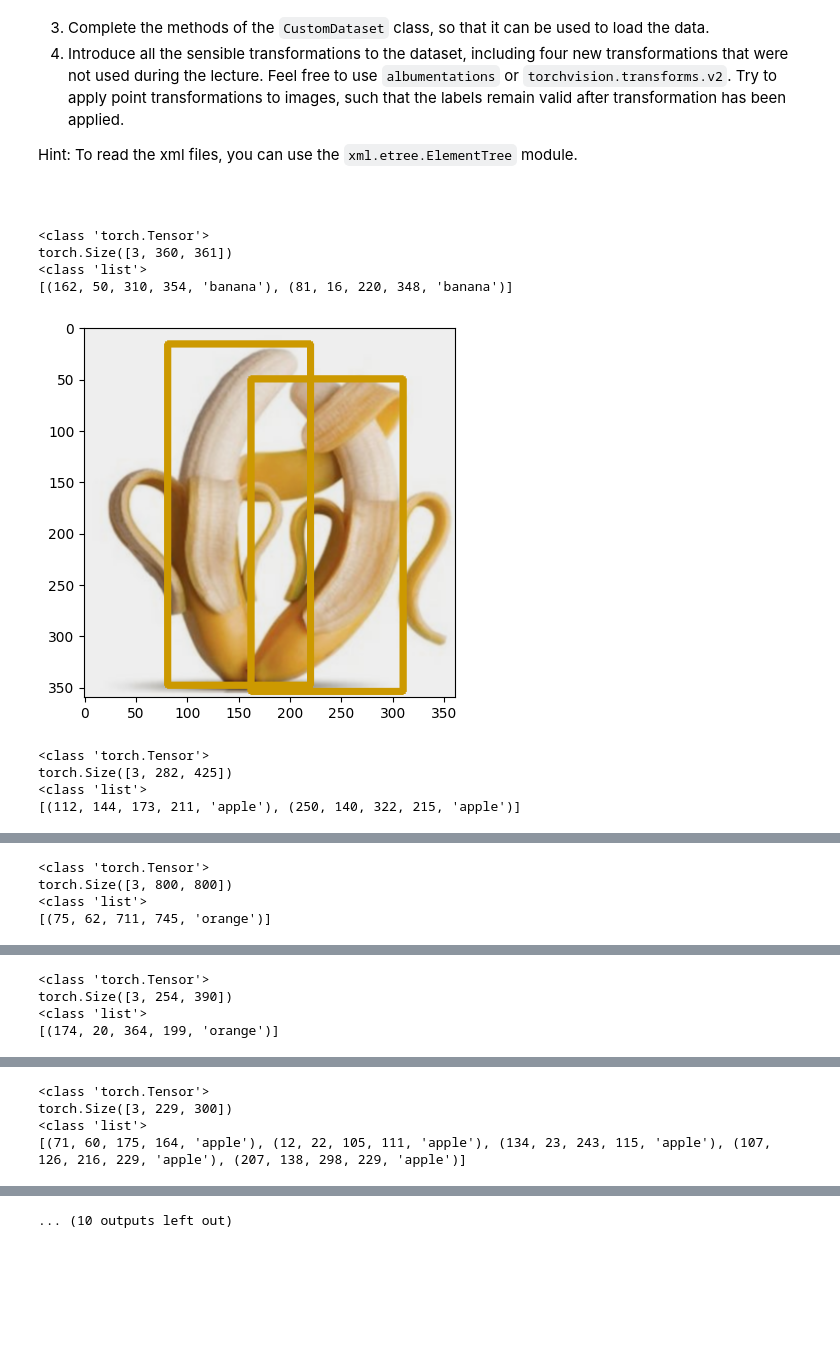
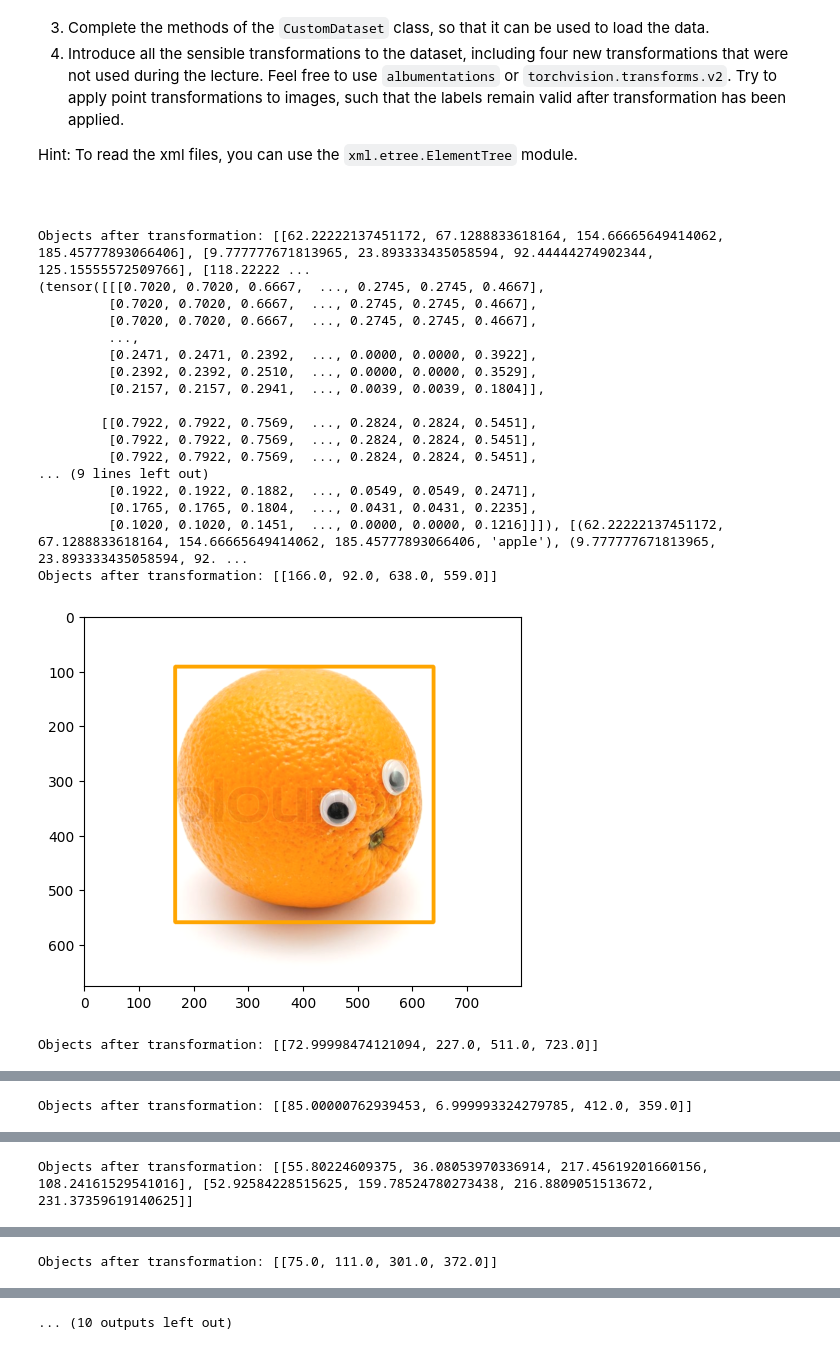
Before and after one commit to krzeznicki/laba_cv_homeworks, a Jupyter notebook: done/homework_6_datasets.ipynb, the cells around one changed output, grey strips where cells are left out. Drawn from its saved outputs; the diff is of its cells as text; code cells hidden in the pictures; blank space fills up the shorter version.

Commit message:
change torchvision to albumentations add bbox transformation

```diff
--- a/done/homework_6_datasets.ipynb
+++ b/done/homework_6_datasets.ipynb
@@ -75,7 +75,8 @@ class CustomDataset(Dataset):
         label_path = os.path.join(self.root_dir, self.labels[idx])
         tree = ET.parse(label_path)
         root = tree.getroot()
-        objects: list[tuple[int, int, int, int, str]] = []
+        objects: list[list[int, int, int, int]] = []
+        labels: list[str] = []
         for obj in root.findall('object'):
             label = obj.find('name').text
             box = obj.find('bndbox')
@@ -83,18 +84,21 @@ class CustomDataset(Dataset):
             ymin = int(box.find('ymin').text)
             xmax = int(box.find('xmax').text)
             ymax = int(box.find('ymax').text)
-            objects.append((xmin, ymin, xmax, ymax, label))
+            objects.append([xmin, ymin, xmax, ymax])
+            labels.append(label)
         # get image and apply transformations
         image_path = os.path.join(self.root_dir, self.images[idx])
         image = Image.open(image_path)
+        image = np.array(image)
         if self.transform:
-            image = self.transform(image)
+            image = self.transform(image=image, bboxes=objects, labels=labels)
+            objects = image['bboxes']
+            image = image['image']
+            print("Objects after transformation:", objects)
         if type(image) != torch.Tensor:
             image = ToTensor()(image)
-        print(type(image))
-        print(image.shape)
-        print(type(objects))
-        print(objects)
+
+        objects = [(*obj, labels[i]) for i, obj in enumerate(objects)]
         # </your_code_here>
         return image, objects
 
@@ -104,12 +108,20 @@ Change the custom_transform variable to the transformation you want to apply to
 Hint: Use torchvision.transformers.v2.Compose to combine multiple transformations.
 """
 # </your_code_here>
-custom_transform = torchvision.transforms.v2.Compose([
+
+custom_transform = A.Compose([
     # apply only point transformations
-    torchvision.transforms.v2.ColorJitter(brightness=0.2, contrast=0.2, saturation=0.2, hue=0.1),
-    torchvision.transforms.v2.GaussianBlur(kernel_size=3, sigma=(0.1, 2.0)),
-    torchvision.transforms.v2.ToDtype(torch.uint8, scale=True),
-])
+    A.ColorJitter(saturation=0.2, hue=0.1),
+    A.GaussianBlur(blur_limit=3, sigma_limit=(0.1, 2.0)),
+    A.RandomBrightnessContrast(brightness_limit=0.2, contrast_limit=0.2),
+    A.RandomRain(p=0.2),
+    A.SaltAndPepper(p=0.5),
+    A.Downscale(0.5),
+
+    #apply spatial transformations
+    A.RandomResizedCrop(height=256, width=256, scale=(0.8, 1.0), p=0.5),
+    A.RandomRotate90(p=0.5),
+], bbox_params=A.BboxParams(format='pascal_voc', label_fields=['labels']))
 # </your_code_here>
 
 """
@@ -123,40 +135,51 @@ dataset = CustomDataset(
     root_dir=root_dir,
     transform=ToTensor() if custom_transform is None else custom_transform,
 )
+print(dataset[0])
 dataloader = DataLoader(dataset, batch_size=1, shuffle=True)
 
 label_2_colour = {
     "orange": (255, 165, 0),
     "banana": (204, 153, 0),
     "apple": (255, 0, 0),
 }
 
 for i, (image, objects) in enumerate(dataloader):
     # image is a tensor of shape (1, 3, H, W)
     # we need to convert it to shape (H, W, 3), and then convert from torch to numpy
     img = image[0].permute(1, 2, 0).numpy()
     # change the img to that it can be displayed with opencv
     img = (img * 255).astype(np.uint8)
     for obj in objects:
         # iterate over the objects and draw bounding boxes around them
         xmin, ymin, xmax, ymax, label = obj
         color = label_2_colour[label[0]]
         img_copy = img.copy()  # Create a copy of the image
         cv2.rectangle(
             img_copy, (int(xmin), int(ymin)), (int(xmax), int(ymax)), color, 5
         )
         img = img_copy  # Assign the modified copy back to img
     plt.imshow(img)
     plt.show()
     if i == 10:
         break
 # %% [output]
-<class 'torch.Tensor'>
-torch.Size([3, 360, 361])
-<class 'list'>
-[(162, 50, 310, 354, 'banana'), (81, 16, 220, 348, 'banana')]
+Objects after transformation: [[62.22222137451172, 67.1288833618164, 154.66665649414062, 185.45777893066406], [9.777777671813965, 23.893333435058594, 92.44444274902344, 125.15555572509766], [118.22222 ...
+(tensor([[[0.7020, 0.7020, 0.6667,  ..., 0.2745, 0.2745, 0.4667],
+         [0.7020, 0.7020, 0.6667,  ..., 0.2745, 0.2745, 0.4667],
+         [0.7020, 0.7020, 0.6667,  ..., 0.2745, 0.2745, 0.4667],
+         ...,
+         [0.2471, 0.2471, 0.2392,  ..., 0.0000, 0.0000, 0.3922],
+         [0.2392, 0.2392, 0.2510,  ..., 0.0000, 0.0000, 0.3529],
+         [0.2157, 0.2157, 0.2941,  ..., 0.0039, 0.0039, 0.1804]],
+
+        [[0.7922, 0.7922, 0.7569,  ..., 0.2824, 0.2824, 0.5451],
+         [0.7922, 0.7922, 0.7569,  ..., 0.2824, 0.2824, 0.5451],
+         [0.7922, 0.7922, 0.7569,  ..., 0.2824, 0.2824, 0.5451],
+... (9 lines left out)
+         [0.1922, 0.1922, 0.1882,  ..., 0.0549, 0.0549, 0.2471],
+         [0.1765, 0.1765, 0.1804,  ..., 0.0431, 0.0431, 0.2235],
+         [0.1020, 0.1020, 0.1451,  ..., 0.0000, 0.0000, 0.1216]]]), [(62.22222137451172, 67.1288833618164, 154.66665649414062, 185.45777893066406, 'apple'), (9.777777671813965, 23.893333435058594, 92. ...
+Objects after transformation: [[166.0, 92.0, 638.0, 559.0]]
-[figure, old version]
+[figure, new version]
-<class 'torch.Tensor'>
-torch.Size([3, 282, 425])
-<class 'list'>
-[(112, 144, 173, 211, 'apple'), (250, 140, 322, 215, 'apple')]
+Objects after transformation: [[72.99998474121094, 227.0, 511.0, 723.0]]
@@ -164,4 +187 @@ torch.Size([3, 282, 425])
-<class 'torch.Tensor'>
-torch.Size([3, 800, 800])
-<class 'list'>
-[(75, 62, 711, 745, 'orange')]
+Objects after transformation: [[85.00000762939453, 6.999993324279785, 412.0, 359.0]]
@@ -169,4 +189 @@ torch.Size([3, 800, 800])
-<class 'torch.Tensor'>
-torch.Size([3, 254, 390])
-<class 'list'>
-[(174, 20, 364, 199, 'orange')]
+Objects after transformation: [[55.80224609375, 36.08053970336914, 217.45619201660156, 108.24161529541016], [52.92584228515625, 159.78524780273438, 216.8809051513672, 231.37359619140625]]
@@ -174,4 +191 @@ torch.Size([3, 254, 390])
-<class 'torch.Tensor'>
-torch.Size([3, 229, 300])
-<class 'list'>
-[(71, 60, 175, 164, 'apple'), (12, 22, 105, 111, 'apple'), (134, 23, 243, 115, 'apple'), (107, 126, 216, 229, 'apple'), (207, 138, 298, 229, 'apple')]
+Objects after transformation: [[75.0, 111.0, 301.0, 372.0]]
```
Also changed, not shown: parts of 1 cell of this notebook.
